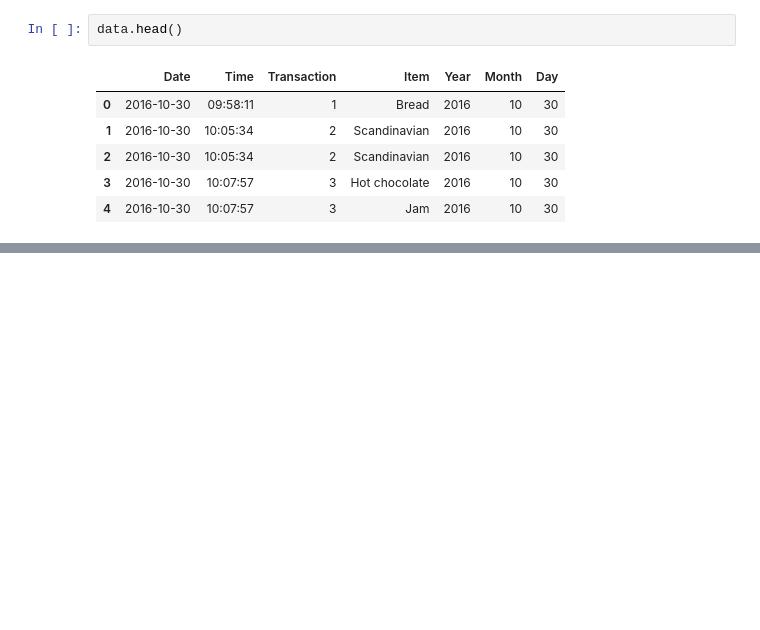
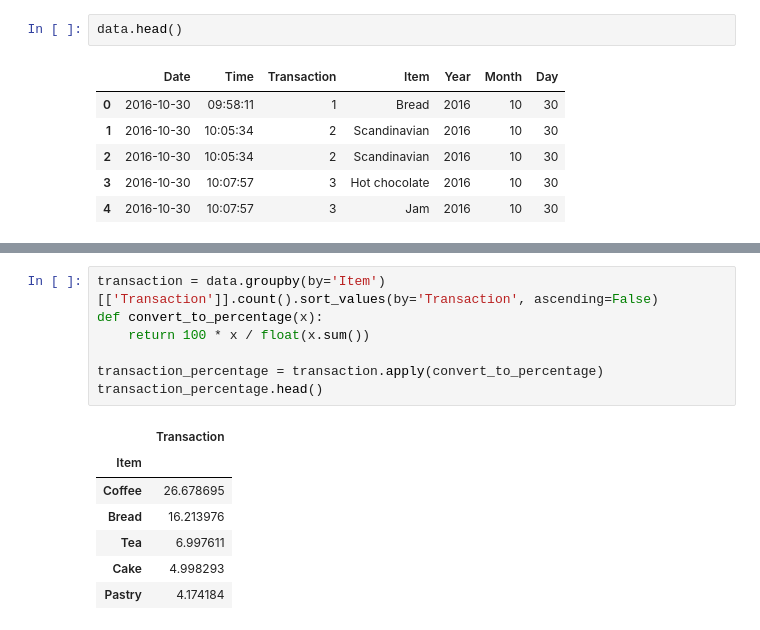
Before and after one commit to nadeap/Machine-Learning, a Jupyter notebook: Market Basket Analysis/mba.ipynb, the cells around one changed output, grey strips where cells are left out. Saved outputs shown, nothing was run; the diff lists cells and outputs as text; blank space fills up the shorter version.

```diff
--- a/Market Basket Analysis/mba.ipynb
+++ b/Market Basket Analysis/mba.ipynb
@@ -133,0 +156,15 @@ data.head()
+# %%
+transaction = data.groupby(by='Item')[['Transaction']].count().sort_values(by='Transaction', ascending=False)
+def convert_to_percentage(x):
+    return 100 * x / float(x.sum())
+
+transaction_percentage = transaction.apply(convert_to_percentage)
+transaction_percentage.head()
+# %% [output]
+|  | Transaction |
+| Item |  |
+| Coffee | 26.678695 |
+| Bread | 16.213976 |
+| Tea | 6.997611 |
+| Cake | 4.998293 |
+| Pastry | 4.174184 |
```
Also changed, not shown: parts of 6 cells of this notebook.
